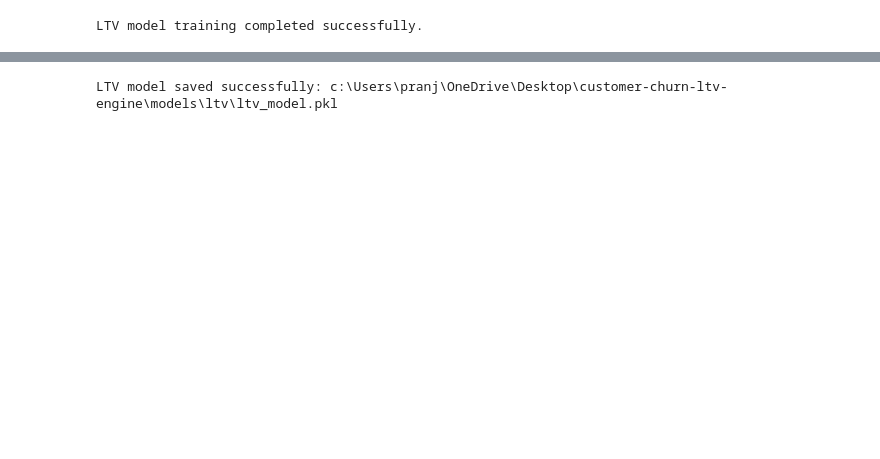
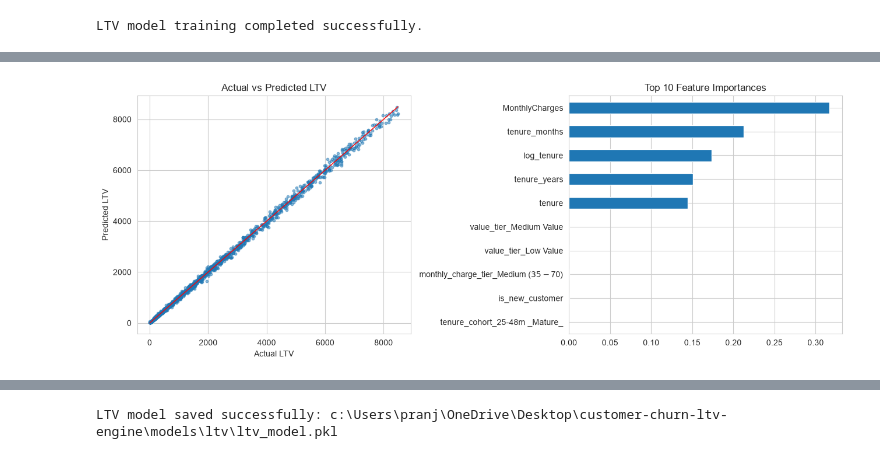
Before and after one commit to Varshapandey-8757/customer-churn-ltv-engine, a Jupyter notebook: notebooks/06_ltv_modeling.ipynb, the cells around one changed output, grey strips where cells are left out. Cells and saved outputs as stored; diff of their text form; code cells hidden in the pictures; blank space fills up the shorter version.

```diff
--- a/notebooks/06_ltv_modeling.ipynb
+++ b/notebooks/06_ltv_modeling.ipynb
@@ -126,3 +277,27 @@ R²   : 1.0000
+# %%
+fig, axes = plt.subplots(1, 2, figsize=(13, 5))
+
+# Actual vs predicted
+axes[0].scatter(y_ltv_test, y_ltv_pred, s=10, alpha=0.5)
+limit = [0, max(y_ltv_test.max(), y_ltv_pred.max())]
+axes[0].plot(limit, limit, color="red", linewidth=1)
+axes[0].set_xlabel("Actual LTV")
+axes[0].set_ylabel("Predicted LTV")
+axes[0].set_title("Actual vs Predicted LTV")
+
+# Top 10 important features
+importance = pd.Series(
+    ltv_model.feature_importances_,
+    index=X_train_clean.columns
+).nlargest(10)
+
+importance[::-1].plot(kind="barh", ax=axes[1])
+axes[1].set_title("Top 10 Feature Importances")
+
+plt.tight_layout()
+plt.show()
+# %% [output]
+[figure, added]
 # %%
 comparison = pd.DataFrame({
     "Actual_LTV": y_ltv_test.values,
```
Also changed, not shown: parts of 22 cells of this notebook, 1 other file.
